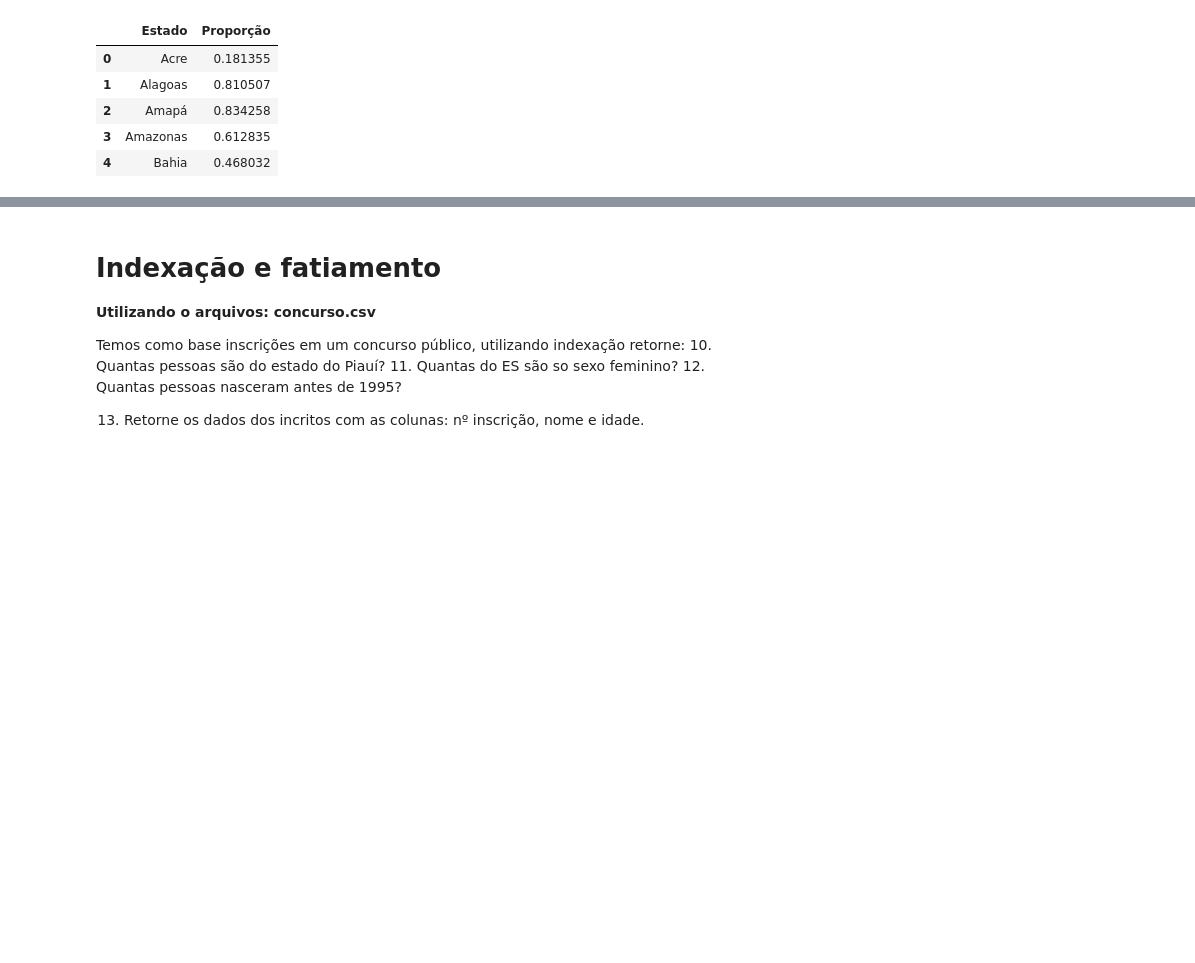
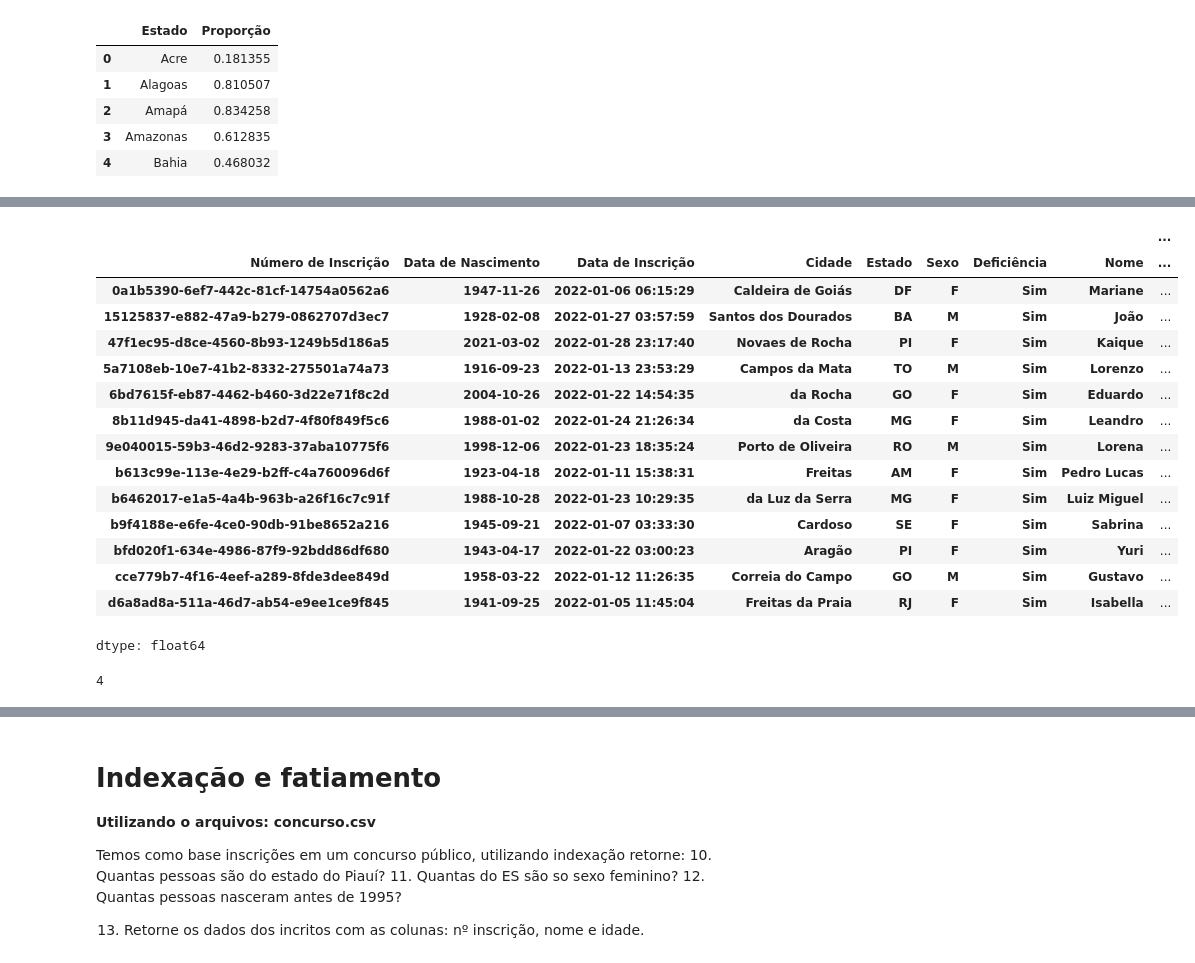
Before and after one commit to dsreliete/Womakerscode-DA-colabs, a Jupyter notebook: [Notebook]_Python_para_Dados_Pandas.ipynb, the cells around one changed output, grey strips where cells are left out. Drawn from its saved outputs; the diff is of its cells as text; code cells hidden in the pictures; blank space fills up the shorter version.

```diff
--- a/[Notebook]_Python_para_Dados_Pandas.ipynb
+++ b/[Notebook]_Python_para_Dados_Pandas.ipynb
@@ -246,0 +249,3 @@ df_estado.head()
+# %%
+df_concurso = pd.read_csv('dados_concurso.csv')
+df_concurso.head()
@@ -246,0 +267,23 @@ df_estado.head()
+# %%
+df_concurso[df_concurso['Deficiência'] == 'Sim'].value_counts(normalize=True)*100 #8
+# %% [output]
+|  |  |  |  |  |  |  |  | ... |
+| Número de Inscrição | Data de Nascimento | Data de Inscrição | Cidade | Estado | Sexo | Deficiência | Nome | ... |
+| 0a1b5390-6ef7-442c-81cf-14754a0562a6 | 1947-11-26 | 2022-01-06 06:15:29 | Caldeira de Goiás | DF | F | Sim | Mariane | ... |
+| 15125837-e882-47a9-b279-0862707d3ec7 | 1928-02-08 | 2022-01-27 03:57:59 | Santos dos Dourados | BA | M | Sim | João | ... |
+| 47f1ec95-d8ce-4560-8b93-1249b5d186a5 | 2021-03-02 | 2022-01-28 23:17:40 | Novaes de Rocha | PI | F | Sim | Kaique | ... |
+| 5a7108eb-10e7-41b2-8332-275501a74a73 | 1916-09-23 | 2022-01-13 23:53:29 | Campos da Mata | TO | M | Sim | Lorenzo | ... |
+| 6bd7615f-eb87-4462-b460-3d22e71f8c2d | 2004-10-26 | 2022-01-22 14:54:35 | da Rocha | GO | F | Sim | Eduardo | ... |
+| 8b11d945-da41-4898-b2d7-4f80f849f5c6 | 1988-01-02 | 2022-01-24 21:26:34 | da Costa | MG | F | Sim | Leandro | ... |
+| 9e040015-59b3-46d2-9283-37aba10775f6 | 1998-12-06 | 2022-01-23 18:35:24 | Porto de Oliveira | RO | M | Sim | Lorena | ... |
+| b613c99e-113e-4e29-b2ff-c4a760096d6f | 1923-04-18 | 2022-01-11 15:38:31 | Freitas | AM | F | Sim | Pedro Lucas | ... |
+| b6462017-e1a5-4a4b-963b-a26f16c7c91f | 1988-10-28 | 2022-01-23 10:29:35 | da Luz da Serra | MG | F | Sim | Luiz Miguel | ... |
+| b9f4188e-e6fe-4ce0-90db-91be8652a216 | 1945-09-21 | 2022-01-07 03:33:30 | Cardoso | SE | F | Sim | Sabrina | ... |
+| bfd020f1-634e-4986-87f9-92bdd86df680 | 1943-04-17 | 2022-01-22 03:00:23 | Aragão | PI | F | Sim | Yuri | ... |
+| cce779b7-4f16-4eef-a289-8fde3dee849d | 1958-03-22 | 2022-01-12 11:26:35 | Correia do Campo | GO | M | Sim | Gustavo | ... |
+| d6a8ad8a-511a-46d7-ab54-e9ee1ce9f845 | 1941-09-25 | 2022-01-05 11:45:04 | Freitas da Praia | RJ | F | Sim | Isabella | ... |
+dtype: float64
+# %%
+df_concurso[df_concurso['Estado'] == 'PA']['Número de Inscrição'].count() #9
+# %% [output]
+4
```
Also changed, not shown: parts of 20 cells of this notebook.
